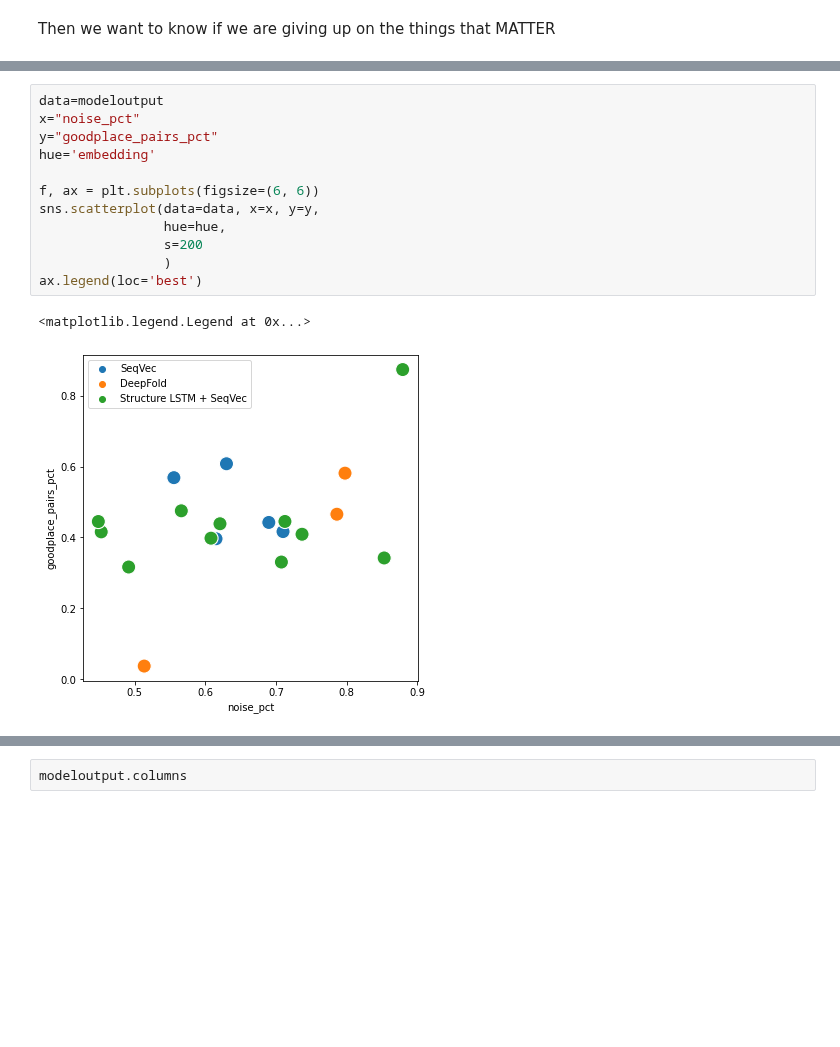
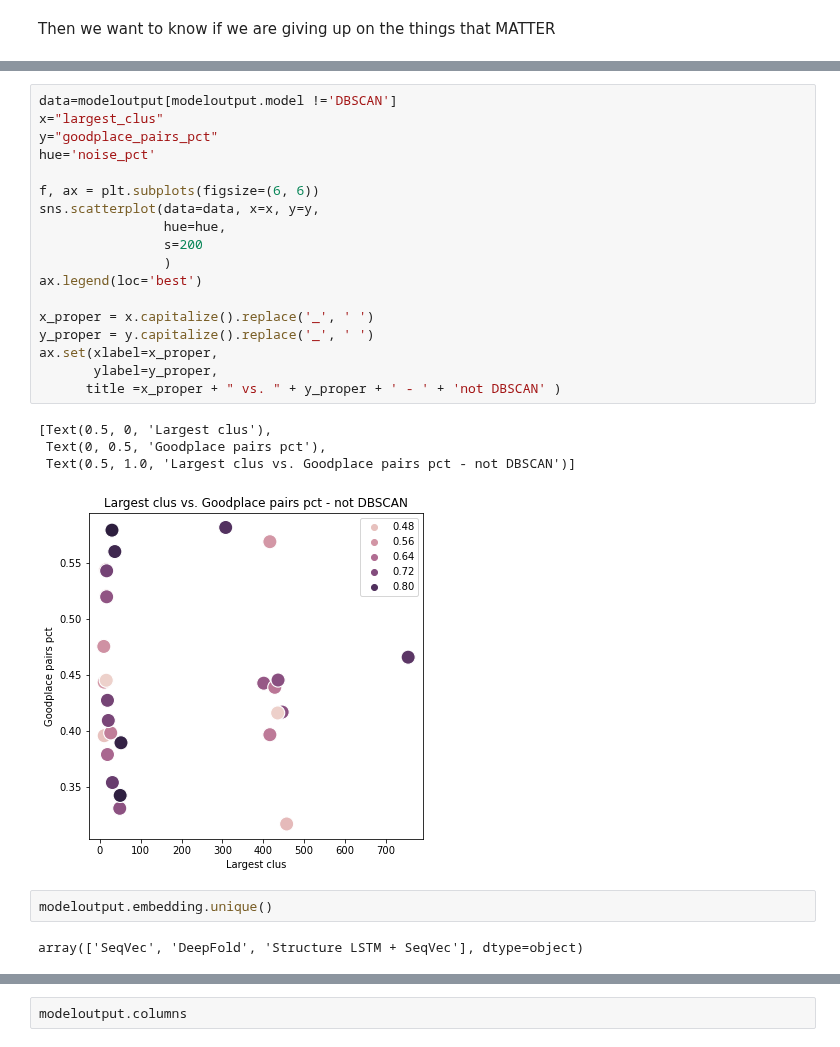
Before and after one commit to dptrsa-300/pss, a Jupyter notebook: Results - Visualizing model comparisons.ipynb, the cells around one changed output, grey strips where cells are left out. Drawn from its saved outputs; the diff is of its cells as text; blank space fills up the shorter version.

```diff
--- a/Results - Visualizing model comparisons.ipynb
+++ b/Results - Visualizing model comparisons.ipynb
@@ -142,15 +270,27 @@ ax.legend(loc='best')
 # %%
-data=modeloutput
-x="noise_pct"
+data=modeloutput[modeloutput.model !='DBSCAN']
+x="largest_clus"
 y="goodplace_pairs_pct"
-hue='embedding'
+hue='noise_pct'
 
 f, ax = plt.subplots(figsize=(6, 6))
 sns.scatterplot(data=data, x=x, y=y,
                 hue=hue,
                 s=200
                 )
 ax.legend(loc='best')
+
+x_proper = x.capitalize().replace('_', ' ')
+y_proper = y.capitalize().replace('_', ' ')
+ax.set(xlabel=x_proper,
+       ylabel=y_proper,
+      title =x_proper + " vs. " + y_proper + ' - ' + 'not DBSCAN' )
 # %% [output]
-<matplotlib.legend.Legend at 0x...>
+[Text(0.5, 0, 'Largest clus'),
+ Text(0, 0.5, 'Goodplace pairs pct'),
+ Text(0.5, 1.0, 'Largest clus vs. Goodplace pairs pct - not DBSCAN')]
-[figure, old version]
+[figure, new version]
+# %%
+modeloutput.embedding.unique()
+# %% [output]
+array(['SeqVec', 'DeepFold', 'Structure LSTM + SeqVec'], dtype=object)
```
Also changed, not shown: parts of 19 cells of this notebook, 2 other files.
